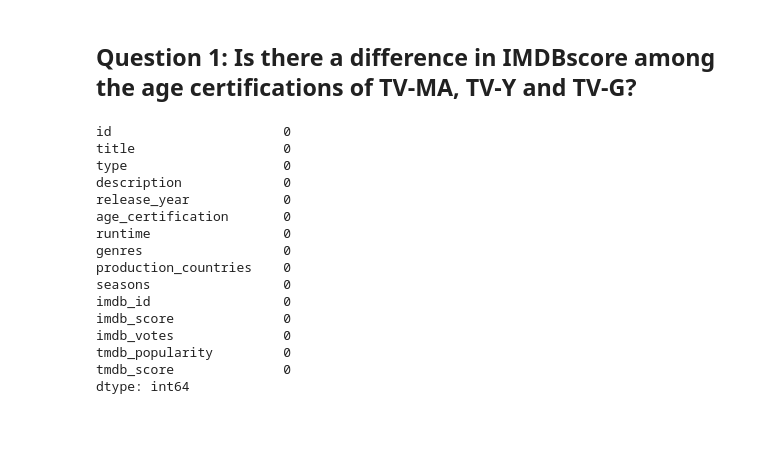
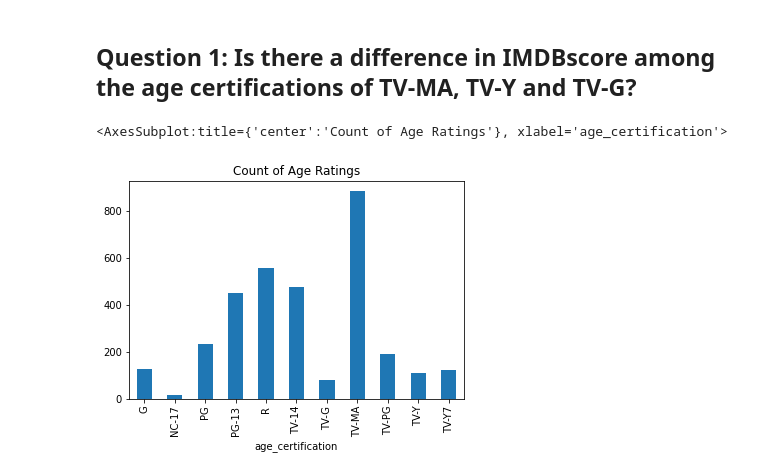
Before and after one commit to SummerEcho87/Group-Project-, a Jupyter notebook: Notebooks/Hulu.ipynb, the cells around one changed output. Cells and saved outputs as stored; diff of their text form; code cells hidden in the pictures; blank space fills up the shorter version.

```diff
--- a/Notebooks/Hulu.ipynb
+++ b/Notebooks/Hulu.ipynb
@@ -263,21 +263,7 @@ Name: imdb_score, Length: 80, dtype: int64
 # %% [markdown]
 ## Question 1: Is there a difference in IMDBscore among the age certifications of TV-MA, TV-Y and TV-G?
 # %%
-Hulu[Hulu["age_certification"]== "18+"].count()
+Hulu.groupby(['age_certification']).size().plot.bar(title="Count of Age Ratings")
 # %% [output]
-id                      0
-title                   0
-type                    0
-description             0
-release_year            0
-age_certification       0
-runtime                 0
-genres                  0
-production_countries    0
-seasons                 0
-imdb_id                 0
-imdb_score              0
-imdb_votes              0
-tmdb_popularity         0
-tmdb_score              0
-dtype: int64
+<AxesSubplot:title={'center':'Count of Age Ratings'}, xlabel='age_certification'>
+[figure, added]
```
